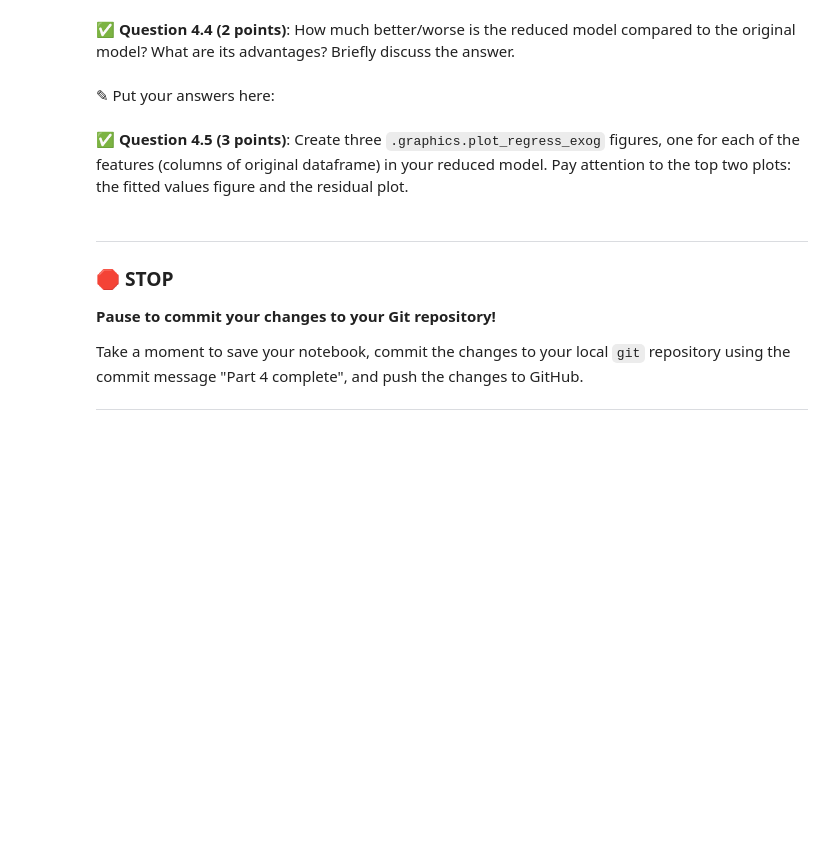
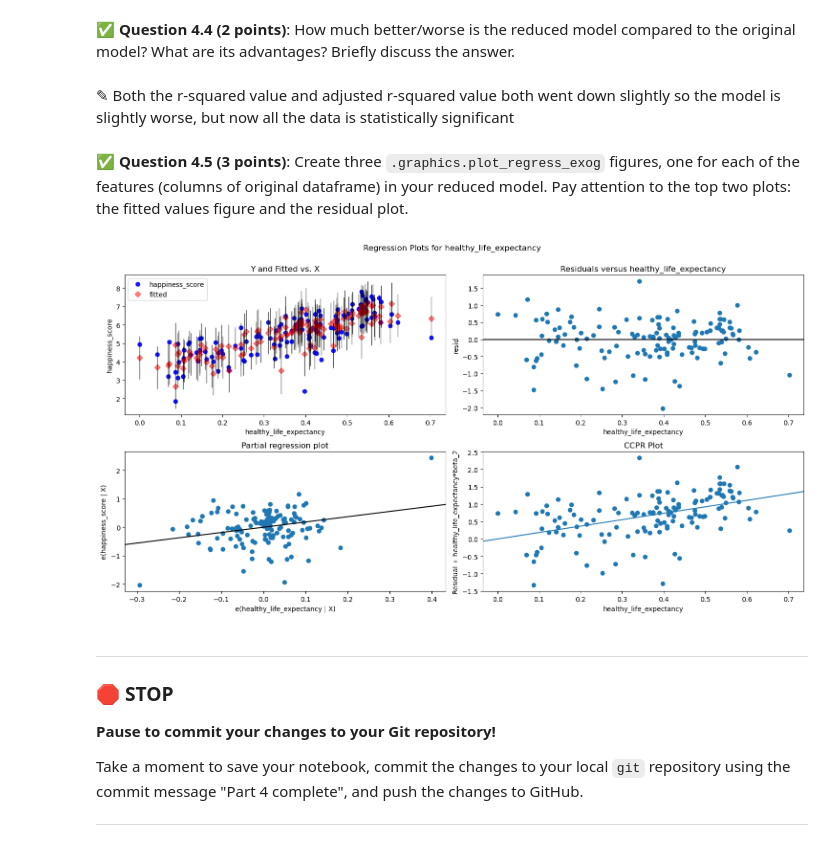
Before and after one commit to Jacob-Gross04/cmse202-s24-turnin, a Jupyter notebook: HW03/HW-03_Regression-S24-STUDENT.ipynb, the cells around one changed output. Cells and saved outputs as stored; diff of their text form; code cells hidden in the pictures; blank space fills up the shorter version.

```diff
--- a/HW03/HW-03_Regression-S24-STUDENT.ipynb
+++ b/HW03/HW-03_Regression-S24-STUDENT.ipynb
@@ -363,0 +362,9 @@ In this part, we'll use multiple features to do predictions.
+# %%
+# Put your code here
+#2022
+otherdata1 = data1.drop(columns = ["country", "region", "happiness_score", "social_support", "perceptions_of_corruption"])
+x_with_cnst3 = sm.add_constant(otherdata1)
+model3 = sm.OLS(data1["happiness_score"], x_with_cnst3 )
+results3 = model3.fit()
+
+results3.summary()
@@ -363,0 +394,8 @@ In this part, we'll use multiple features to do predictions.
+# %%
+#2023
+otherdata2 = data2.drop(columns = ["country", "region", "happiness_score", "social_support", "perceptions_of_corruption"])
+x_with_cnst4 = sm.add_constant(otherdata2)
+model4 = sm.OLS(data2["happiness_score"], x_with_cnst4 )
+results4 = model4.fit()
+
+results4.summary()
@@ -375,0 +437,9 @@ In this part, we'll use multiple features to do predictions.
+# %%
+# Put your code here
+#2023
+otherdata3 = data2.drop(columns = ["country", "region", "happiness_score", "social_support", "perceptions_of_corruption", "generosity"])
+x_with_cnst5 = sm.add_constant(otherdata3)
+model5 = sm.OLS(data2["happiness_score"], x_with_cnst5 )
+results5 = model5.fit()
+
+results5.summary()
@@ -376,6 +468,6 @@ In this part, we'll use multiple features to do predictions.
 # %% [markdown]
 &#9989;  **Question 4.4 (2 points)**: How much better/worse is the reduced model compared to the original model? What are its advantages? Briefly discuss the answer.
-# %% [markdown]
-<font size=+3>&#9998;</font> Put your answers here:
+# %% [markdown]
+<font size=+3>&#9998;</font> Both the r-squared value and adjusted r-squared value both went down slightly so the model is slightly worse, but now all the data is statistically significant
 # %% [markdown]
 &#9989;  **Question 4.5 (3 points)**: Create three `.graphics.plot_regress_exog` figures, one for each of the features (columns of original dataframe) in your reduced model. Pay attention to the top two plots: the fitted values figure and the residual plot.
@@ -383,0 +474,5 @@ In this part, we'll use multiple features to do predictions.
+# %%
+fig = plt.figure(figsize=(15,8))
+fig = sm.graphics.plot_regress_exog(results5, "healthy_life_expectancy", fig=fig)
+# %% [output]
+[figure, added]
```
Also changed, not shown: parts of 13 cells of this notebook.
